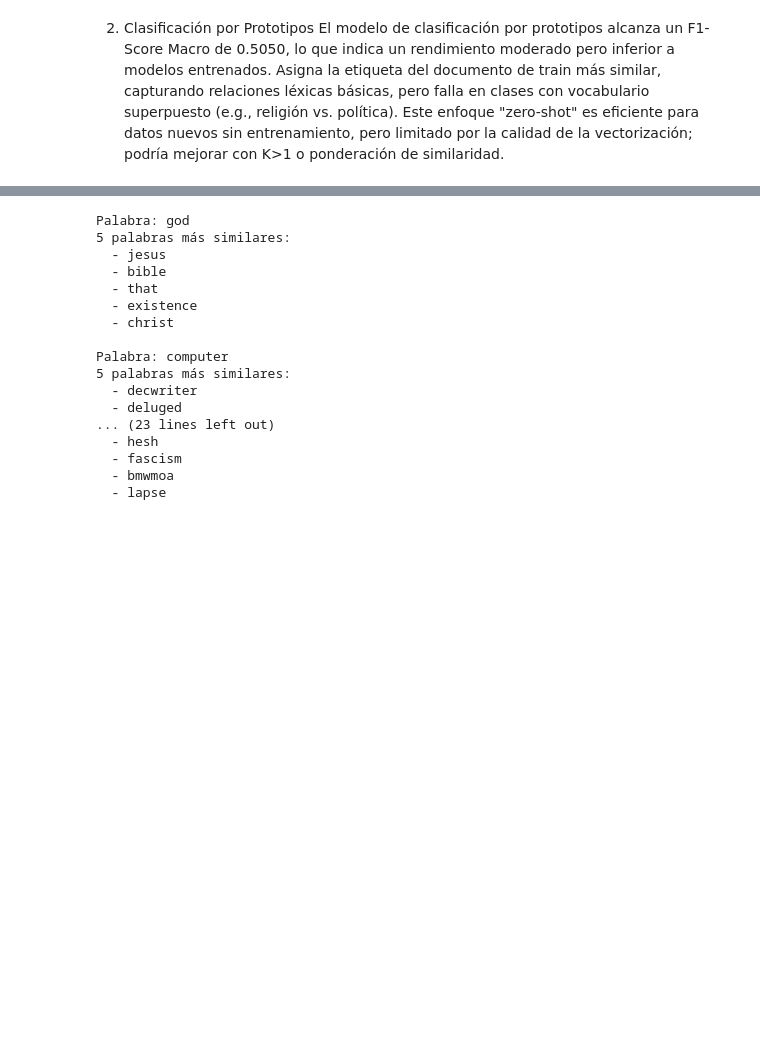
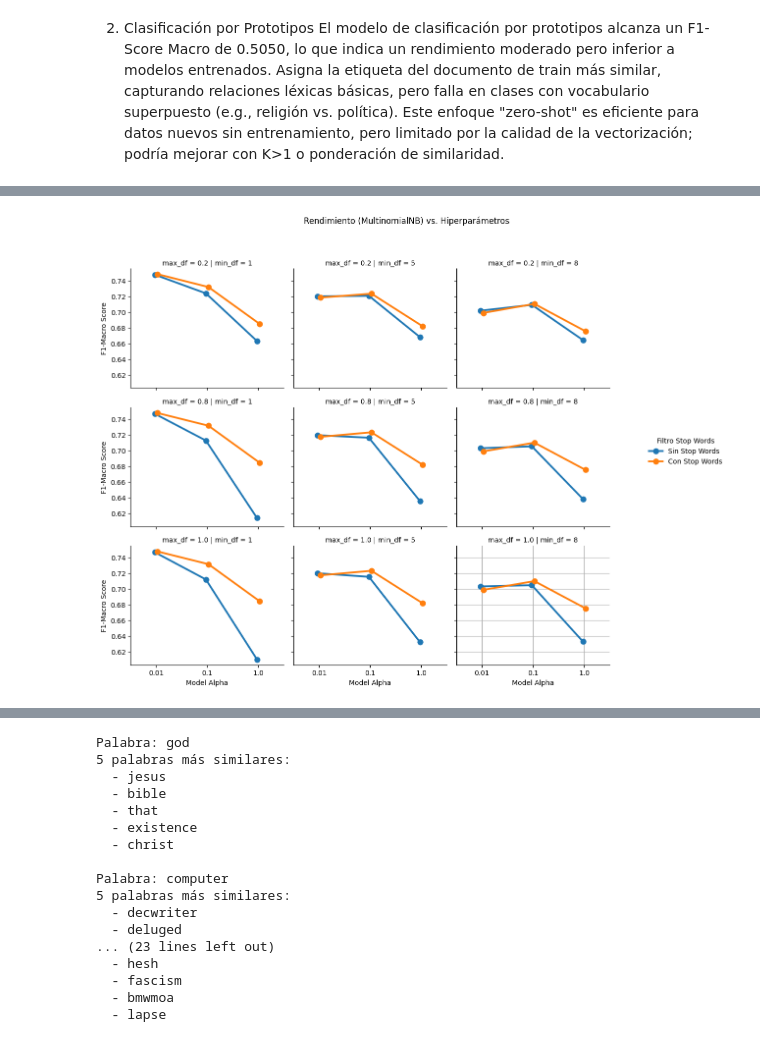
Before and after one commit to RodrigoGoni/bag-of-words-npl, a Jupyter notebook: main.ipynb, the cells around one changed output, grey strips where cells are left out. Drawn from its saved outputs; the diff is of its cells as text; code cells hidden in the pictures; blank space fills up the shorter version.

```diff
--- a/main.ipynb
+++ b/main.ipynb
@@ -95,2 +113,14 @@ Este análisis evalúa el rendimiento de la similaridad vectorial con un **nuevo
 
 ---
+# %%
+# Obtener contexto del dataset 20 Newsgroups
+print("Número de clases:", len(newsgroups_train.target_names))
+print("Nombres de las clases:", newsgroups_train.target_names)
+print("\nDistribución en train:")
+unique_train, counts_train = np.unique(newsgroups_train.target, return_counts=True)
+for name, count in zip(newsgroups_train.target_names, counts_train):
+    print(f"  {name}: {count}")
+print("\nDistribución en test:")
+unique_test, counts_test = np.unique(newsgroups_test.target, return_counts=True)
+for name, count in zip(newsgroups_test.target_names, counts_test):
+    print(f"  {name}: {count}")
@@ -148,0 +212,83 @@ Mejor F1-Macro para ComplementNB: 0.6978 con params: {'model__alpha': 0.5, 'vect
+# %%
+# Visualizacion y metricas detalladas se lo pedi a gemini
+
+print("\n" + "=" * 50)
+print("ANALISIS DETALLADO")
+
+for name, grid in grids.items():
+
+    print(f"\n\n--- Análisis para: {name} ---")
+
+    # --- MÉTRICAS DETALLADAS (Precision, Recall, F1, Accuracy) ---
+    print("\n[Reporte de Clasificación en Test]")
+
+    predictions = grid.predict(newsgroups_test.data)
+    print(classification_report(newsgroups_test.target, predictions, target_names=target_names))
+
+
+# --- VISUALIZACIÓN 1: Rendimiento en Grid Search (CORREGIDO) ---
+    print(f"\n[Gráfico de Rendimiento de Hiperparámetros para {name}]")
+
+    df_results = pd.DataFrame(grid.cv_results_)
+
+    # Arreglo 1: Convertir scores fallidos (nan) a 0
+    df_results['mean_test_score'] = pd.to_numeric(
+        df_results['mean_test_score'], errors='coerce'
+    ).fillna(0)
+    # 30 min para arreglar esto{}< ,,,
+    # Arreglo 2 (NUEVO): Convertir 'None' a un string para que Seaborn lo trate como categoría
+    df_results['param_vectorizer__stop_words'] = df_results['param_vectorizer__stop_words'].astype(str)
+
+    unique_stop_words = df_results['param_vectorizer__stop_words'].unique()
+    hue_levels = len(unique_stop_words)
+    # Esto ahora dará 2 (como esperabas) en lugar de 1
+
+
+    # Preparamos los argumentos para catplot
+    plot_args = {
+        'data': df_results,
+        'x': 'param_model__alpha',
+        'y': 'mean_test_score',
+        'kind': 'point',
+        'row': 'param_vectorizer__max_df',
+        'col': 'param_vectorizer__min_df',
+        'height': 3,
+        'aspect': 1.2,
+        'sharey': True
+    }
+
+    # Si hay más de 1 nivel, usamos 'hue' y 'dodge'
+    # Ahora hue_levels será 2, y este bloque SÍ se ejecutará
+    if hue_levels > 1:
+        plot_args['hue'] = 'param_vectorizer__stop_words'
+        plot_args['dodge'] = True
+
+    # --- Creación del Gráfico ---
+    g = sns.catplot(**plot_args)
+
+    # Acortar títulos de facetas
+    g.set_titles(
+        col_template="min_df = {col_name}",
+        row_template="max_df = {row_name}"
+    )
+
+    g.fig.suptitle(f'Rendimiento ({name}) vs. Hiperparámetros', y=1.08) # <-- Subimos el título a 1.08
+    g.set_axis_labels('Model Alpha', 'F1-Macro Score')
+
+    # Mover la leyenda y hacerla más clara
+    if 'hue' in plot_args:
+        g.legend.set_title('Filtro Stop Words')
+        # Movemos la leyenda justo debajo del nuevo título (1.0)
+
+        try:
+            for text in g.legend.texts:
+                if str(text.get_text()) == 'None':
+                    text.set_text('Sin Stop Words')
+                elif text.get_text() == 'english':
+                    text.set_text('Con Stop Words')
+        except Exception as e:
+            print(f"Advertencia: No se pudo modificar la leyenda - {e}")
+
+    plt.grid(True)
+    plt.show()
+# %% [output]
@@ -148,0 +312 @@ Mejor F1-Macro para ComplementNB: 0.6978 con params: {'model__alpha': 0.5, 'vect
+[figure, added]
```
Also changed, not shown: parts of 9 cells of this notebook, 1 other file.
